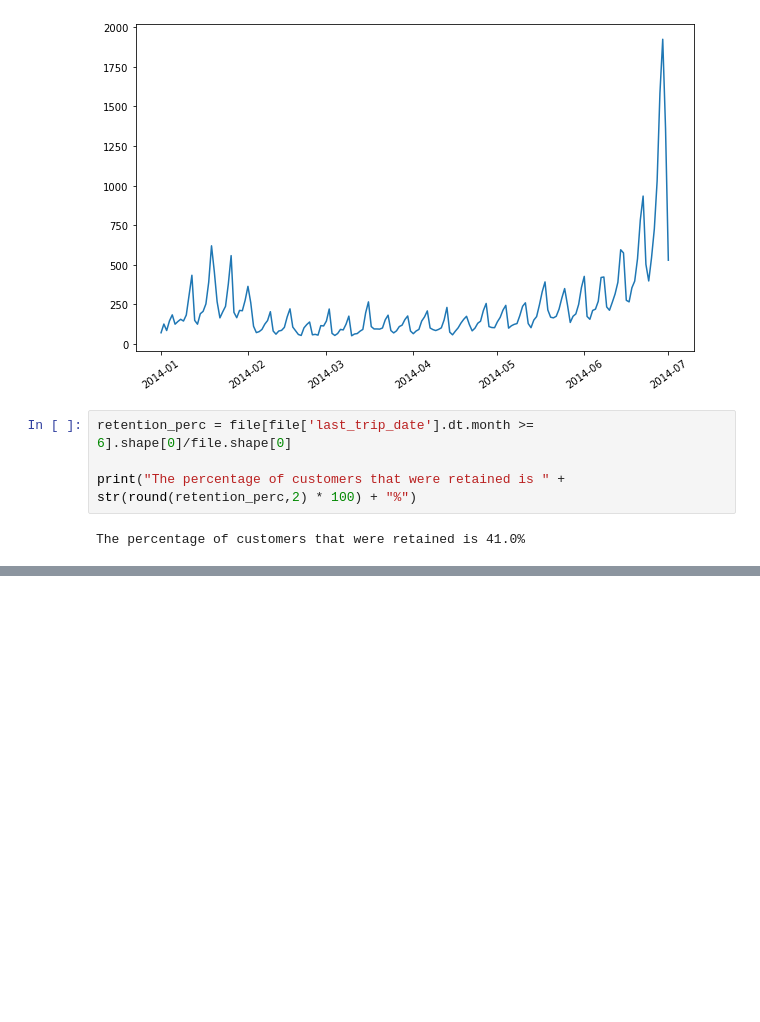
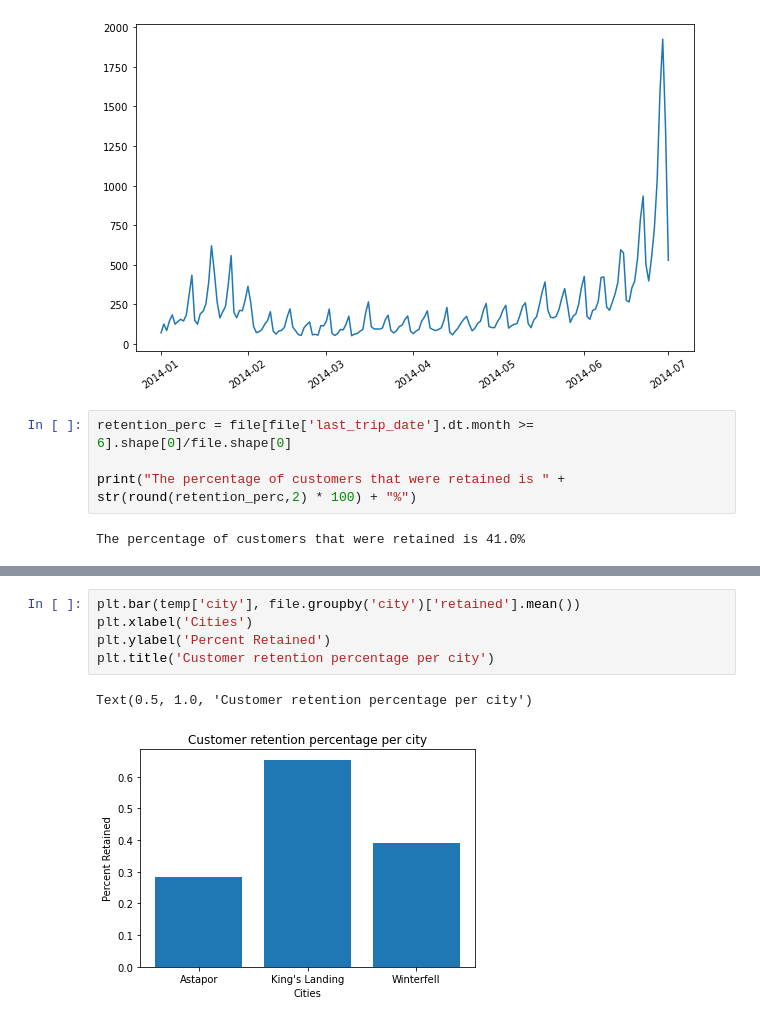
Before and after one commit to dvanheeswijk/Springboard, a Jupyter notebook: ultimate_challenge/Ultimate_challenge.ipynb, the cells around one changed output, grey strips where cells are left out. Saved outputs shown, nothing was run; the diff lists cells and outputs as text; blank space fills up the shorter version.

```diff
--- a/ultimate_challenge/Ultimate_challenge.ipynb
+++ b/ultimate_challenge/Ultimate_challenge.ipynb
@@ -307,0 +382,8 @@ The percentage of customers that were retained is 41.0%
+# %%
+plt.bar(temp['city'], file.groupby('city')['retained'].mean())
+plt.xlabel('Cities')
+plt.ylabel('Percent Retained')
+plt.title('Customer retention percentage per city')
+# %% [output]
+Text(0.5, 1.0, 'Customer retention percentage per city')
+[figure, added]
```
Also changed, not shown: parts of 13 cells of this notebook, 1 other file.
